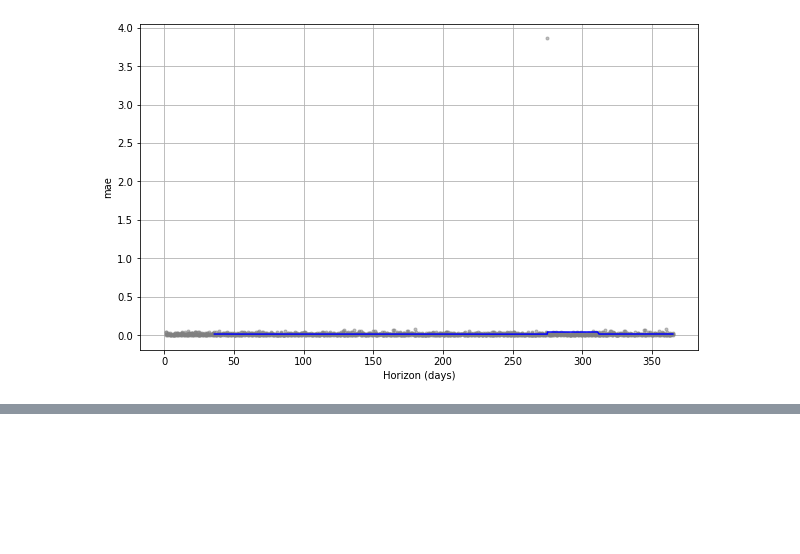
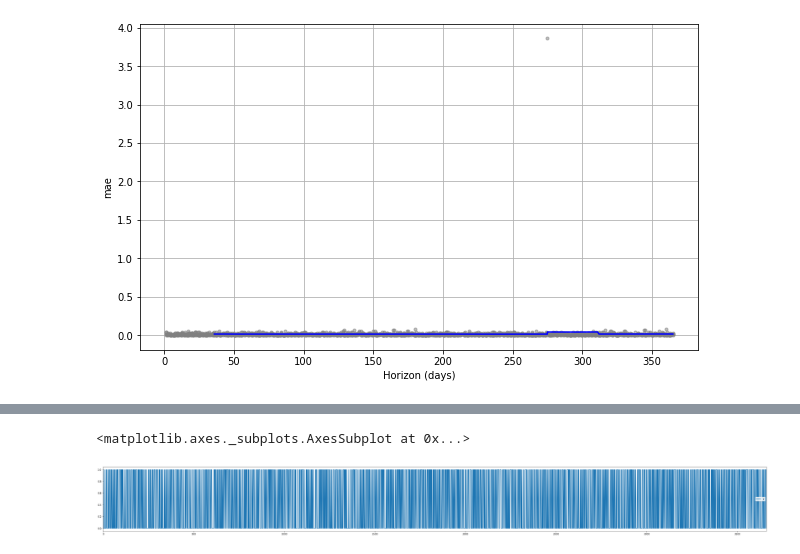
Before and after one commit to Ro6ertWcislo/XGBoostTimeSeriesPredictions, a Jupyter notebook: AUD-PLN-2001-2019/FBprothet_predictions.ipynb, the cells around one changed output, grey strips where cells are left out. Cells and saved outputs as stored; diff of their text form; code cells hidden in the pictures; blank space fills up the shorter version.

```diff
--- a/AUD-PLN-2001-2019/FBprothet_predictions.ipynb
+++ b/AUD-PLN-2001-2019/FBprothet_predictions.ipynb
@@ -157,6 +157,11 @@ fig = plot_cross_validation_metric(df_cv_usd_daily, metric='mse')
 fig = plot_cross_validation_metric(df_cv_usd_daily, metric='mae')
 # %% [output]
 [figure]
+# %%
+USDdaily = pd.read_csv("../USDPLN_Candlestick_1_D_BID_01.11.2009-09.11.2019.csv")
+# %%
+USDdaily = get_open_data(USDdaily)
+USDdaily = count_diff_DF(USDdaily)
 # %%
 def convert_to_0_1(df):
     df.loc[df.y <= 0, 'y'] = 0
@@ -166,0 +188,5 @@ USDdaily_binary = convert_to_0_1(USDdaily)
+# %%
+USDdaily_binary.plot(figsize=(50,5))
+# %% [output]
+<matplotlib.axes._subplots.AxesSubplot at 0x...>
+[figure, added]
```
Also changed, not shown: parts of 8 cells of this notebook.
